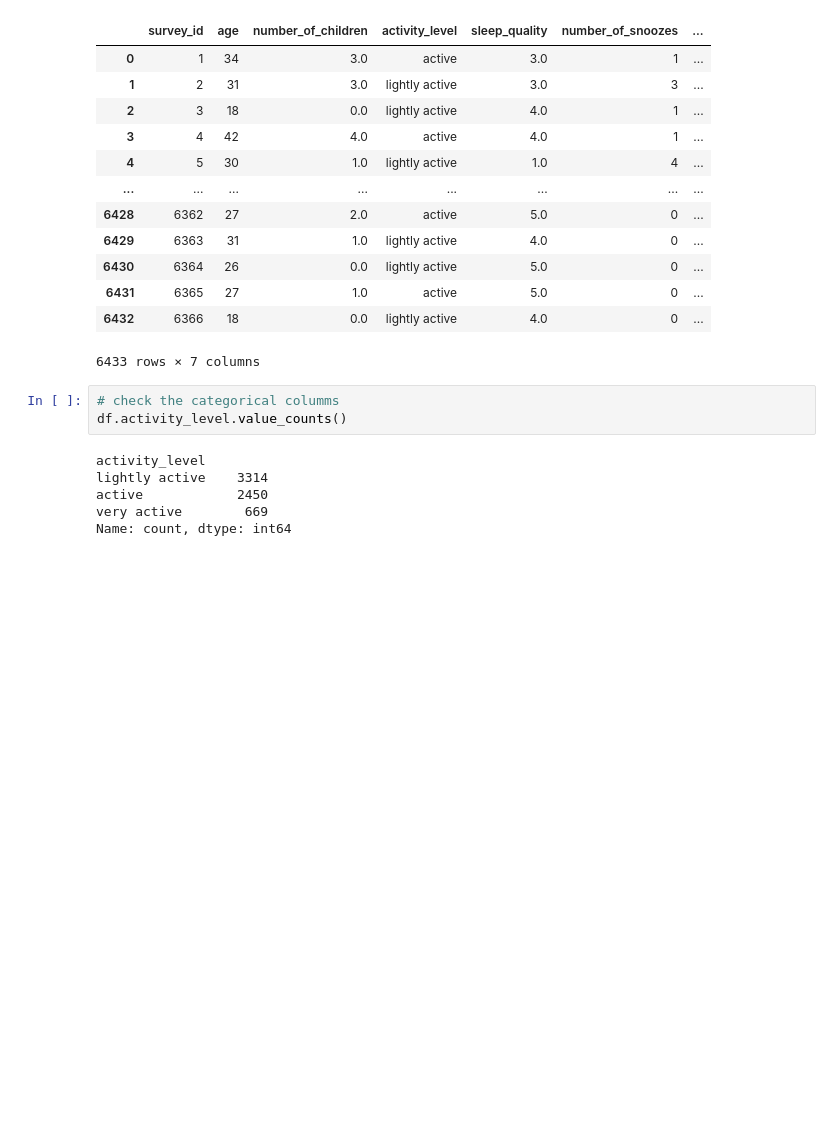
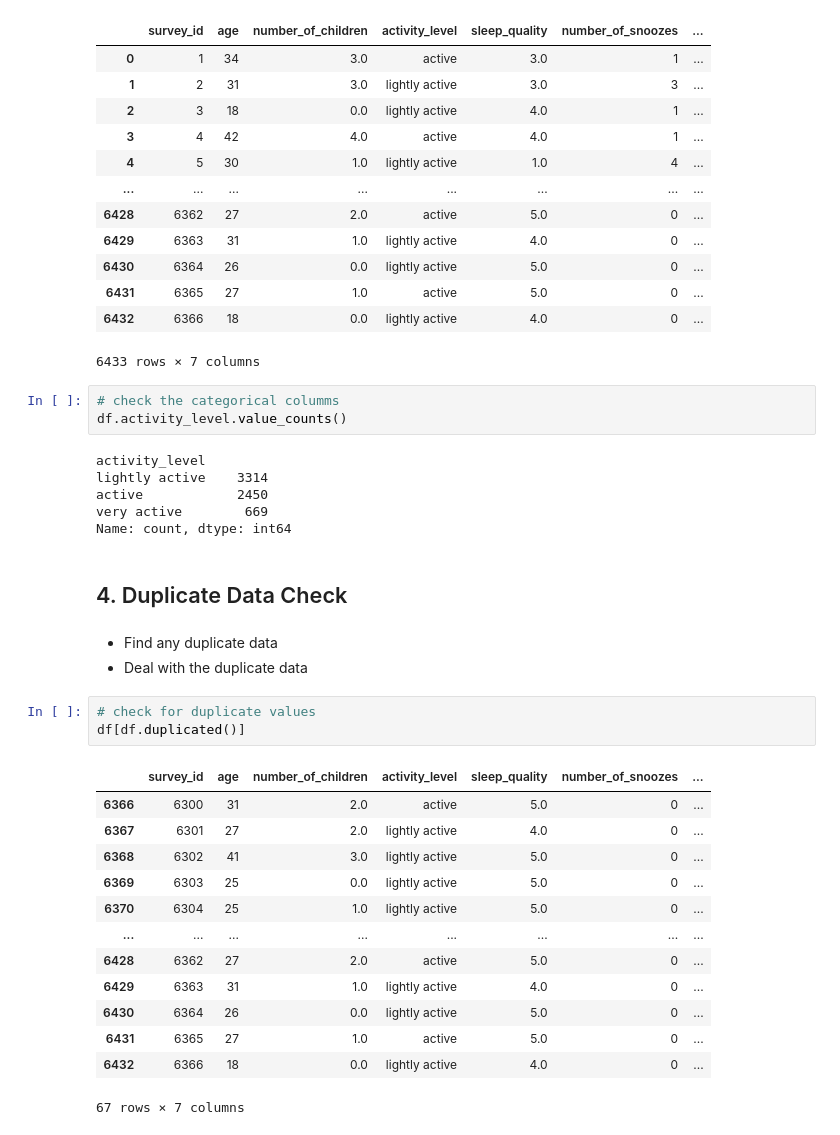
Before and after one commit to hermanconnor/data-prep-and-eda-python, a Jupyter notebook: 2-cleaning-data/assignment.ipynb, the cells around one changed output. Saved outputs shown, nothing was run; the diff lists cells and outputs as text; blank space fills up the shorter version.

Commit message:
Complete section and assignment on duplicate data

```diff
--- a/2-cleaning-data/assignment.ipynb
+++ b/2-cleaning-data/assignment.ipynb
@@ -196,3 +196,25 @@ lightly active    3314
 active            2450
 very active        669
 Name: count, dtype: int64
+# %% [markdown]
+## 4. Duplicate Data Check
+# %% [markdown]
+* Find any duplicate data
+* Deal with the duplicate data
+# %%
+# check for duplicate values
+df[df.duplicated()]
+# %% [output]
+|  | survey_id | age | number_of_children | activity_level | sleep_quality | number_of_snoozes | ... |
+| 6366 | 6300 | 31 | 2.0 | active | 5.0 | 0 | ... |
+| 6367 | 6301 | 27 | 2.0 | lightly active | 4.0 | 0 | ... |
+| 6368 | 6302 | 41 | 3.0 | lightly active | 5.0 | 0 | ... |
+| 6369 | 6303 | 25 | 0.0 | lightly active | 5.0 | 0 | ... |
+| 6370 | 6304 | 25 | 1.0 | lightly active | 5.0 | 0 | ... |
+| ... | ... | ... | ... | ... | ... | ... | ... |
+| 6428 | 6362 | 27 | 2.0 | active | 5.0 | 0 | ... |
+| 6429 | 6363 | 31 | 1.0 | lightly active | 4.0 | 0 | ... |
+| 6430 | 6364 | 26 | 0.0 | lightly active | 5.0 | 0 | ... |
+| 6431 | 6365 | 27 | 1.0 | active | 5.0 | 0 | ... |
+| 6432 | 6366 | 18 | 0.0 | lightly active | 4.0 | 0 | ... |
+67 rows × 7 columns
```
Also changed, not shown: parts of 2 cells of this notebook, 1 other file.
